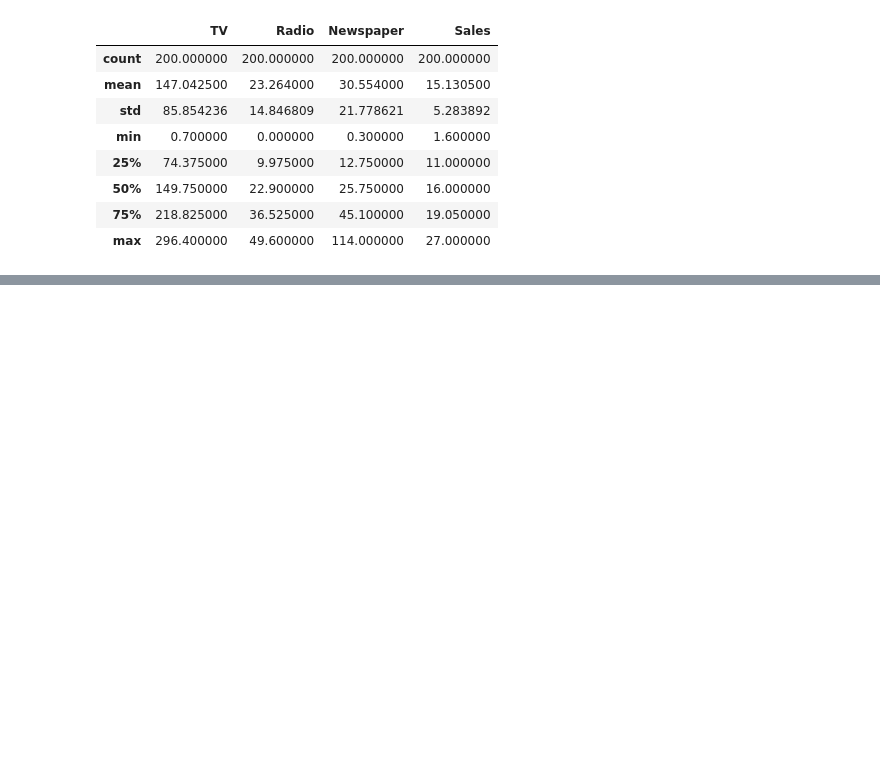
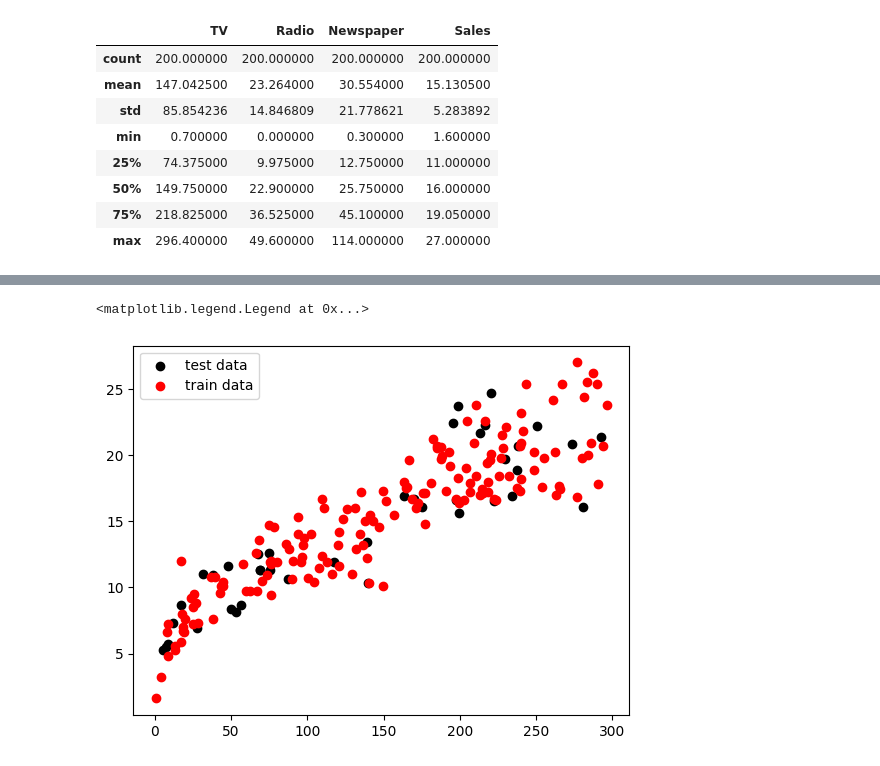
Before and after one commit to zecenbajra55/CODSOFT, a Jupyter notebook: sales prediction using python/sales prediction.ipynb, the cells around one changed output, grey strips where cells are left out. Saved outputs shown, nothing was run; the diff lists cells and outputs as text; code cells hidden in the pictures; blank space fills up the shorter version.

```diff
--- a/sales prediction using python/sales prediction.ipynb
+++ b/sales prediction using python/sales prediction.ipynb
@@ -59,0 +85,10 @@ df.describe()
+# %%
+from sklearn.model_selection import train_test_split
+X_train,X_test,y_train,y_test = train_test_split(x,y,test_size=0.2,random_state=42)
+# %%
+plt.scatter(x=X_test,y=y_test,label='test data',color='black')
+plt.scatter(x=X_train,y=y_train,label='train data',color='red')
+plt.legend()
+# %% [output]
+<matplotlib.legend.Legend at 0x...>
+[figure, added]
```
Also changed, not shown: parts of 7 cells of this notebook.
